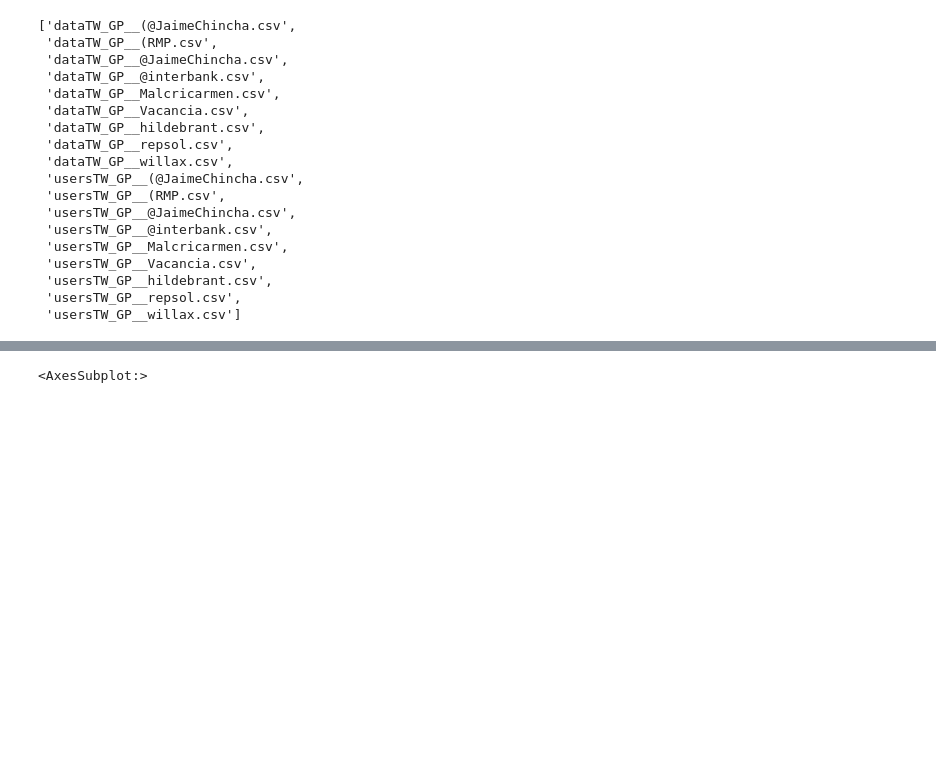
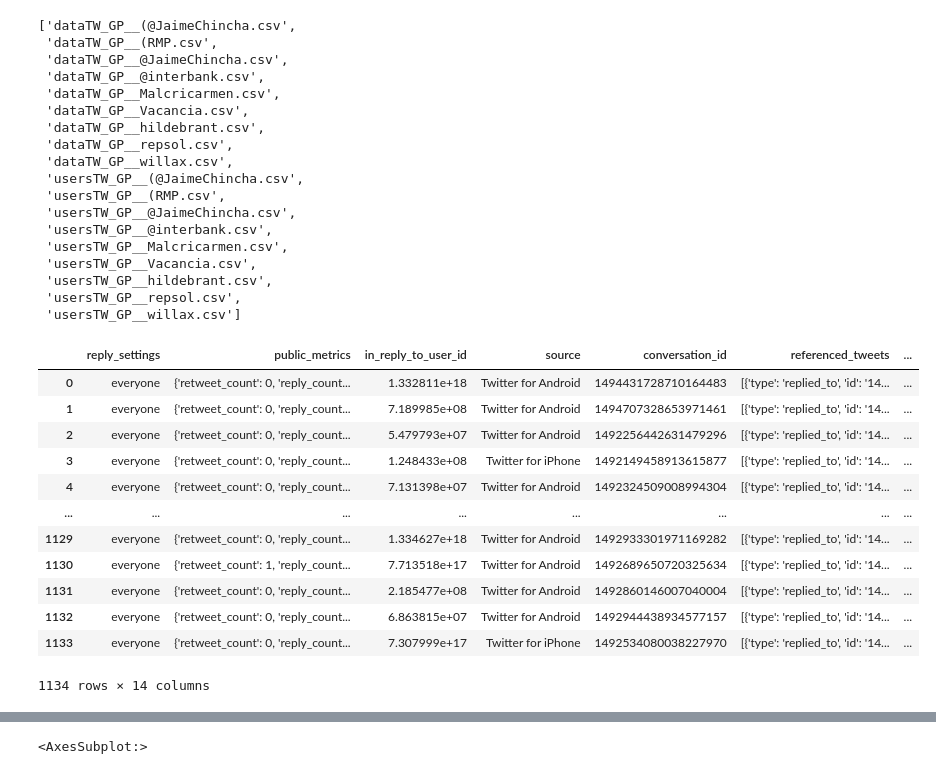
Before and after one commit to GabrielPila/twitter-extractor, a Jupyter notebook: notebooks/Project_NLP_pipeline.ipynb, the cells around one changed output, grey strips where cells are left out. Saved outputs shown, nothing was run; the diff lists cells and outputs as text; code cells hidden in the pictures; blank space fills up the shorter version.

```diff
--- a/notebooks/Project_NLP_pipeline.ipynb
+++ b/notebooks/Project_NLP_pipeline.ipynb
@@ -30,6 +30,22 @@ files
 data = {}
 for file in files:
     data[file] = pd.read_csv(os.path.join(PATH_CONSOLIDADO, file))
+# %%
+data['dataTW_GP__hildebrant.csv']
+# %% [output]
+|  | reply_settings | public_metrics | in_reply_to_user_id | source | conversation_id | referenced_tweets | ... |
+| 0 | everyone | {'retweet_count': 0, 'reply_count... | 1.332811e+18 | Twitter for Android | 1494431728710164483 | [{'type': 'replied_to', 'id': '14... | ... |
+| 1 | everyone | {'retweet_count': 0, 'reply_count... | 7.189985e+08 | Twitter for Android | 1494707328653971461 | [{'type': 'replied_to', 'id': '14... | ... |
+| 2 | everyone | {'retweet_count': 0, 'reply_count... | 5.479793e+07 | Twitter for Android | 1492256442631479296 | [{'type': 'replied_to', 'id': '14... | ... |
+| 3 | everyone | {'retweet_count': 0, 'reply_count... | 1.248433e+08 | Twitter for iPhone | 1492149458913615877 | [{'type': 'replied_to', 'id': '14... | ... |
+| 4 | everyone | {'retweet_count': 0, 'reply_count... | 7.131398e+07 | Twitter for Android | 1492324509008994304 | [{'type': 'replied_to', 'id': '14... | ... |
+| ... | ... | ... | ... | ... | ... | ... | ... |
+| 1129 | everyone | {'retweet_count': 0, 'reply_count... | 1.334627e+18 | Twitter for Android | 1492933301971169282 | [{'type': 'replied_to', 'id': '14... | ... |
+| 1130 | everyone | {'retweet_count': 1, 'reply_count... | 7.713518e+17 | Twitter for Android | 1492689650720325634 | [{'type': 'replied_to', 'id': '14... | ... |
+| 1131 | everyone | {'retweet_count': 0, 'reply_count... | 2.185477e+08 | Twitter for Android | 1492860146007040004 | [{'type': 'replied_to', 'id': '14... | ... |
+| 1132 | everyone | {'retweet_count': 0, 'reply_count... | 6.863815e+07 | Twitter for Android | 1492944438934577157 | [{'type': 'replied_to', 'id': '14... | ... |
+| 1133 | everyone | {'retweet_count': 0, 'reply_count... | 7.307999e+17 | Twitter for iPhone | 1492534080038227970 | [{'type': 'replied_to', 'id': '14... | ... |
+1134 rows × 14 columns
 # %%
 def get_public_metrics(dataset):
     '''Extrae la columna "public_metrics" que se encuentra en el dataset'''
```
Also changed, not shown: parts of 11 cells of this notebook, 3 other files.
